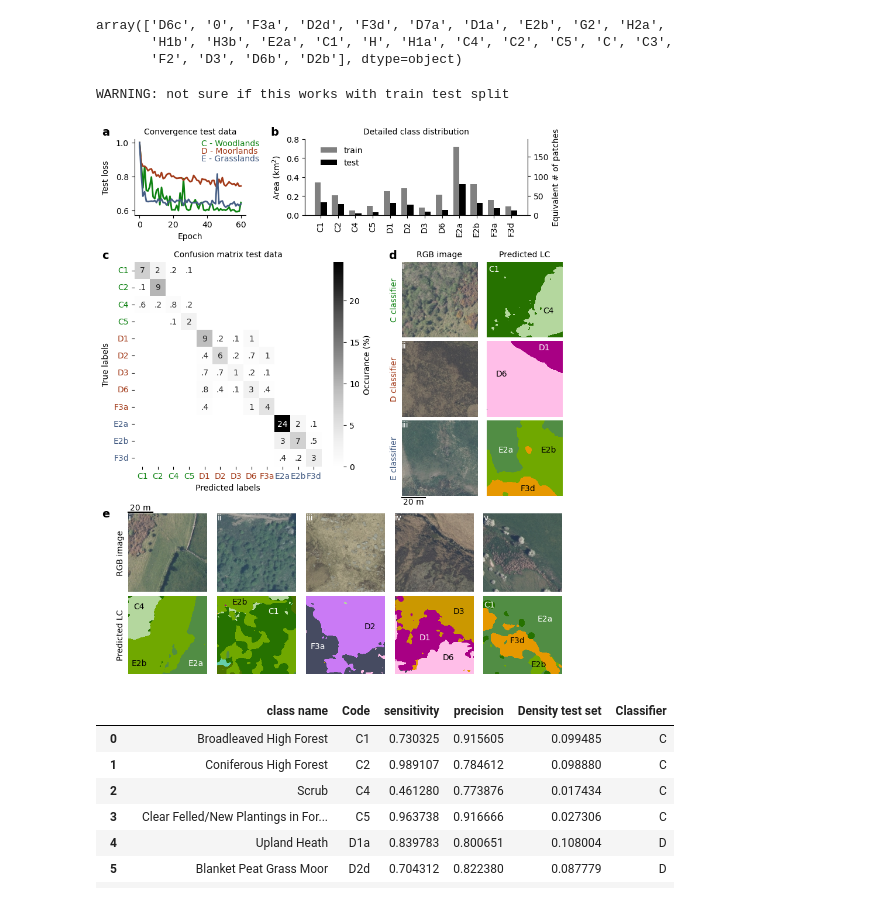
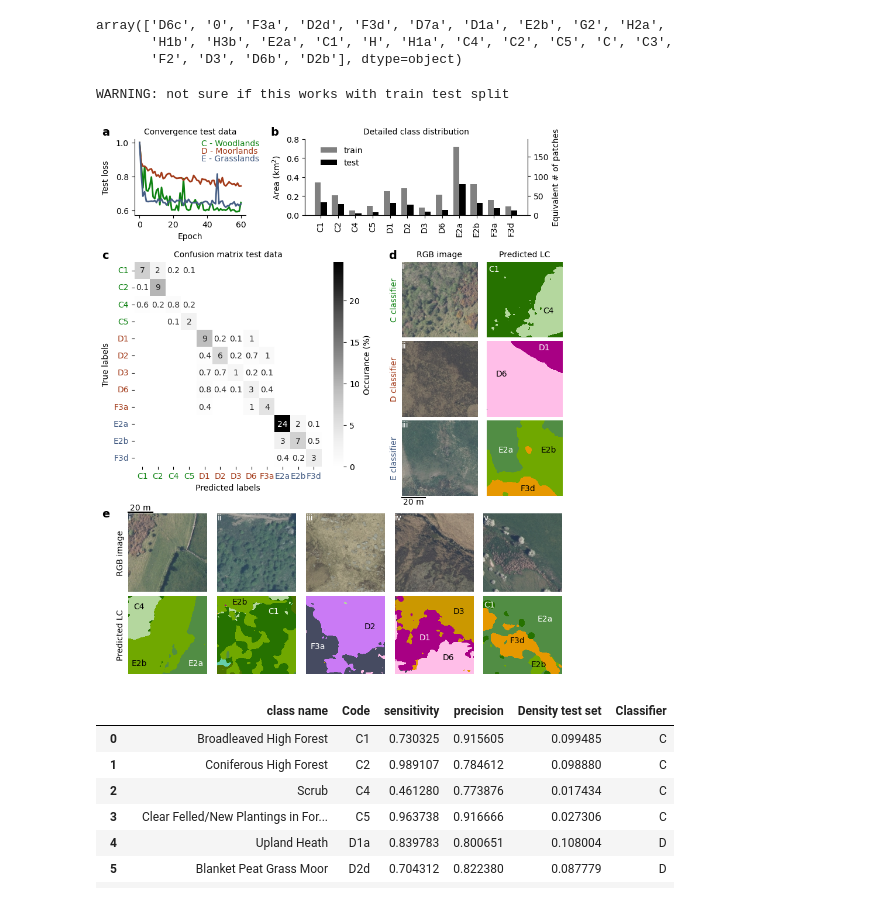
Before and after one commit to pdnpa/cnn-land-cover, a Jupyter notebook: notebooks/Figure CNN performance.ipynb, the cells around one changed output. Cells and saved outputs as stored; diff of their text form; code cells hidden in the pictures.

```diff
--- a/notebooks/Figure CNN performance.ipynb
+++ b/notebooks/Figure CNN performance.ipynb
@@ -420,7 +417,7 @@ array(['D6c', '0', 'F3a', 'D2d', 'F3d', 'D7a', 'D1a', 'E2b', 'G2', 'H2a',
        'H1b', 'H3b', 'E2a', 'C1', 'H', 'H1a', 'C4', 'C2', 'C5', 'C', 'C3',
        'F2', 'D3', 'D6b', 'D2b'], dtype=object)
 # %%
-save_fig = True
+save_fig = False
 
 fig = plt.figure(figsize=(8, 10), constrained_layout=False)
 gs_data = fig.add_gridspec(1, 2, wspace=0.35, hspace=0.3, left=0.05, right=0.89, top=0.95, bottom=0.82, width_ratios=[1, 2])
@@ -499,7 +496,7 @@ tmp = lcv.plot_confusion_summary(conf_mat=total_conf_mat, normalise_hm=True, ax_
                                class_name_list=total_class_name_list,
                                dict_override_shortcuts={'Scrub': 'C4', 'Upland Heath': 'D1', 'Blanket Peat Grass Moor': 'D2',
                                                           'Upland Heath/Blanket Peat Mosaic': 'D6'},
-                               fmt_annot='.1f', print_table=False, suppress_zero_annot=True)
+                               fmt_annot='.1f', print_table=False, suppress_zero_annot=True, suppress_leading_zeros=False)
 df_stats_per_detailed_class = tmp[0]
 ax_conf.set_title('Confusion matrix test data')
 start_ind = 0
@@ -610,34 +607,34 @@ ax_lcs[0].text(s='E2b', x=70, y=440, ha='center', va='center', zorder=5, c='k',
 ax_lcs[0].text(s='C4', x=70, y=70, ha='center', va='center', zorder=5, c='k')
 
 
 ax_lcs[1].text(s='E2b', x=150, y=40, ha='center', va='center', zorder=5, c='k')
 ax_lcs[1].text(s='C1', x=370, y=100, ha='center', va='center', zorder=5, c='w')
 
 ax_lcs[2].text(s='D2', x=420, y=200, ha='center', va='center', zorder=5, c='k', clip_on=False)
 ax_lcs[2].text(s='F3a', x=80, y=330, ha='center', va='center', zorder=5, c='w')
 
 ax_lcs[3].text(s='D3', x=420, y=100, ha='center', va='center', zorder=5, c='k')
 ax_lcs[3].text(s='D1', x=160, y=300, ha='left', va='bottom', zorder=5, c='w', clip_on=False)
 ax_lcs[3].text(s='D6', x=350, y=430, ha='center', va='bottom', zorder=5, c='k')
 
 ax_lcs[4].text(s='E2a', x=400, y=150, ha='center', va='center', zorder=5, c='w')
 ax_lcs[4].text(s='F3d', x=220, y=290, ha='center', va='center', zorder=5, c='k', clip_on=False)
 ax_lcs[4].text(s='E2b', x=360, y=450, ha='center', va='center', zorder=5, c='k', clip_on=False)
 ax_lcs[4].text(s='C1', x=2, y=60, ha='left', va='center', zorder=5, c='w', clip_on=False)
 
 
 ## Panel labels:
 ax_conv.text(s='a', x=-0.29, y=1.02, ha='left', va='bottom', transform=ax_conv.transAxes, fontweight='bold', fontsize=14, clip_on=False)
 ax_conv.text(s='b', x=1.22, y=1.02, ha='left', va='bottom', transform=ax_conv.transAxes, fontweight='bold', fontsize=14, clip_on=False)
 ax_conv.text(s='c', x=-0.29, y=-0.6, ha='left', va='bottom', transform=ax_conv.transAxes, fontweight='bold', fontsize=14, clip_on=False)
 ax_conv.text(s='d', x=2.28, y=-0.6, ha='left', va='bottom', transform=ax_conv.transAxes, fontweight='bold', fontsize=14, clip_on=False)
 ax_conv.text(s='e', x=-0.29, y=-4.00, ha='left', va='bottom', transform=ax_conv.transAxes, fontweight='bold', fontsize=14, clip_on=False)
 
 if save_fig:
     plt.savefig('../figures/fig_detailedclass_stats.pdf', dpi=300, bbox_inches='tight')
 # %% [output]
 WARNING: not sure if this works with train test split
-[figure, old version]
+[figure, new version]
 # %%
 ## rename column name:
 df_stats_per_detailed_class = df_stats_per_detailed_class.rename(columns={'class shortcut': 'Code',
```
Also changed, not shown: parts of 5 cells of this notebook, 4 other files.
